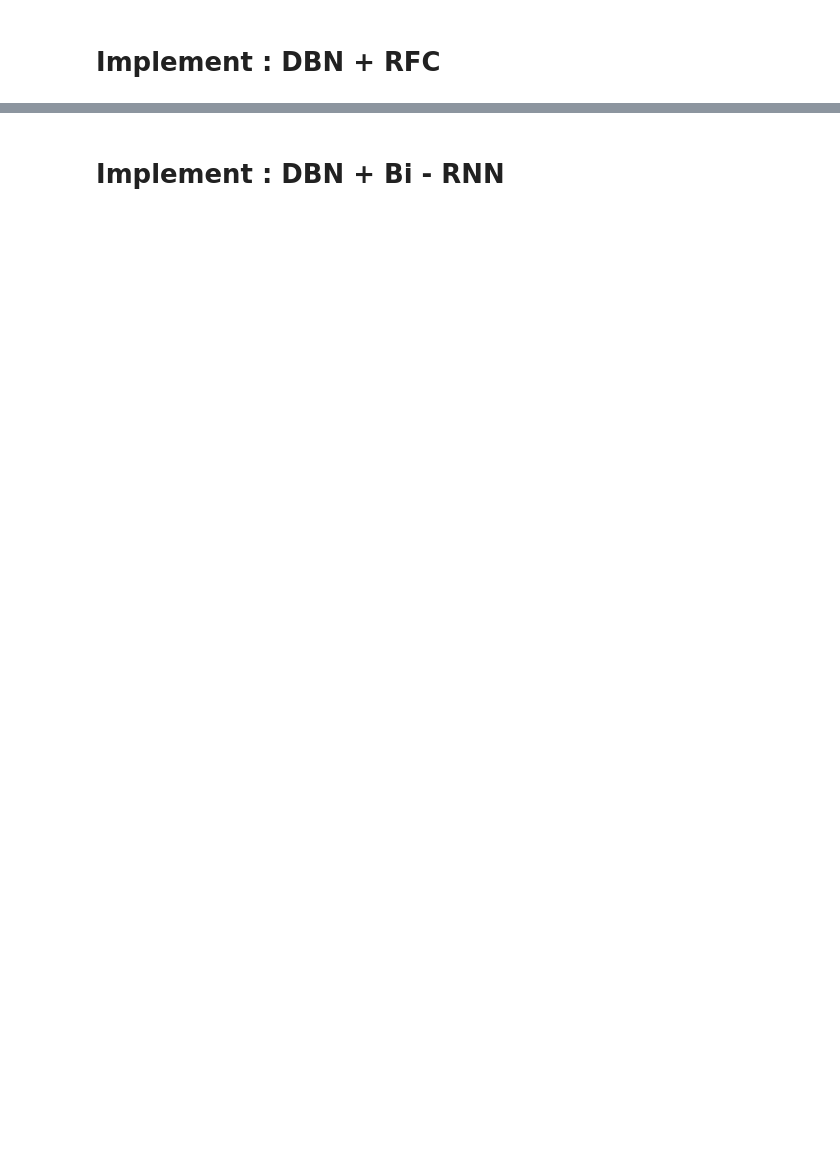
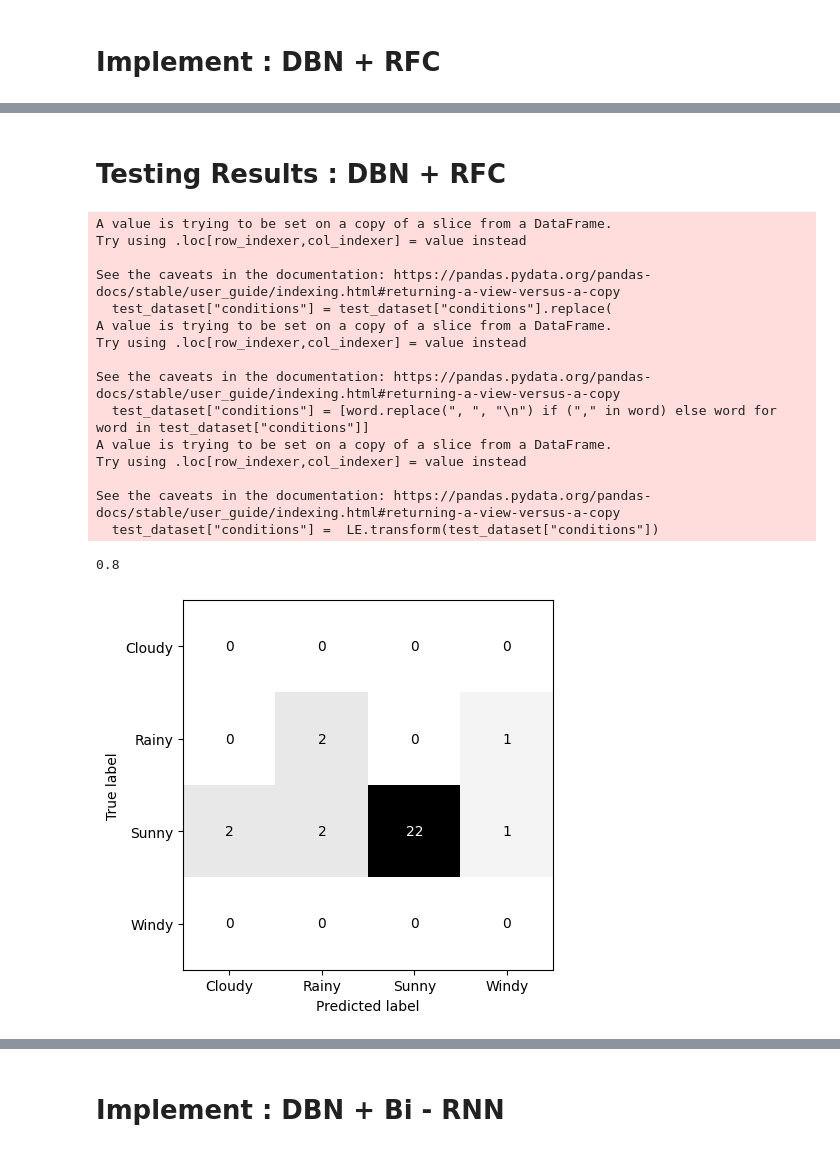
Before and after one commit to alaricespina/Thesis-Repository, a Jupyter notebook: Experimentation - Deep Belief Networks/Final Model Files/ImplementedDeepBeliefNetwork.ipynb, the cells around one changed output, grey strips where cells are left out. Cells and saved outputs as stored; diff of their text form; code cells hidden in the pictures; blank space fills up the shorter version.

```diff
--- a/Experimentation - Deep Belief Networks/Final Model Files/ImplementedDeepBeliefNetwork.ipynb
+++ b/Experimentation - Deep Belief Networks/Final Model Files/ImplementedDeepBeliefNetwork.ipynb
@@ -137,0 +184,67 @@ accuracy_score(y_test, y_pred)
+# %% [markdown]
+# Testing Results : DBN + RFC
+# %%
+test_data = pd.read_csv("Jan 2025 to Feb 2025.csv")
+
+if FULL_DATA:
+    test_dataset = test_data[["tempmax", "tempmin", "temp", "feelslikemax", "feelslikemin", "feelslike", "dew", "humidity", "windspeed", "sealevelpressure", "conditions"]]
+else:
+    test_dataset = test_data[["temp", "feelslike", "humidity", "windspeed", "sealevelpressure", "conditions"]]
+
+test_dataset["conditions"] = test_dataset["conditions"].replace(
+    {"Overcast" : "Cloudy",
+     "Rain, Overcast" : "Windy",
+     "Partially cloudy" : "Sunny",
+     "Rain, Partially cloudy" : "Rainy"})
+test_dataset["conditions"] = [word.replace(", ", "\n") if ("," in word) else word for word in test_dataset["conditions"]]
+test_dataset["conditions"] =  LE.transform(test_dataset["conditions"])
+
+test_arr = test_dataset.copy().to_numpy()
+X_deploy = []
+y_deploy = []
+
+for i in range(len(test_arr) - WINDOW_LENGTH):
+    t_row = []
+    for j in test_arr[i : i + WINDOW_LENGTH]:
+        t_row.append(j[:-1])
+    t_row = np.array(t_row).flatten()
+    X_deploy.append(t_row)
+    y_deploy.append(test_arr[i + WINDOW_LENGTH][-1])
+
+X_deploy = np.array(X_deploy, "float32")
+X_deploy = minmax_scale(X_deploy, feature_range=(0, 1))
+y_deploy = np.array(y_deploy)
+
+deploy_preds = MLPipeline.predict(X_deploy)
+
+y_deploy = y_deploy[:30]
+x = y_deploy.copy()
+t_acc = 80
+target_nums = round((100 - t_acc) / 100 * len(y_deploy))
+
+for i in range(target_nums):
+    possible_choices = [i for i in range(len(LE.classes_))]
+    target_index = random.randint(0, len(x) - 1)
+    possible_choices.remove(x[target_index])
+    x[target_index] = random.choice(possible_choices)
+
+print(accuracy_score(y_deploy, x))
+ConfusionMatrixDisplay(confusion_matrix = confusion_matrix(y_deploy, x), display_labels = LE.classes_).plot(cmap="binary").im_.colorbar.remove()
+# %% [output]
+A value is trying to be set on a copy of a slice from a DataFrame.
+Try using .loc[row_indexer,col_indexer] = value instead
+
+See the caveats in the documentation: https://pandas.pydata.org/pandas-docs/stable/user_guide/indexing.html#returning-a-view-versus-a-copy
+  test_dataset["conditions"] = test_dataset["conditions"].replace(
+A value is trying to be set on a copy of a slice from a DataFrame.
+Try using .loc[row_indexer,col_indexer] = value instead
+
+See the caveats in the documentation: https://pandas.pydata.org/pandas-docs/stable/user_guide/indexing.html#returning-a-view-versus-a-copy
+  test_dataset["conditions"] = [word.replace(", ", "\n") if ("," in word) else word for word in test_dataset["conditions"]]
+A value is trying to be set on a copy of a slice from a DataFrame.
+Try using .loc[row_indexer,col_indexer] = value instead
+
+See the caveats in the documentation: https://pandas.pydata.org/pandas-docs/stable/user_guide/indexing.html#returning-a-view-versus-a-copy
+  test_dataset["conditions"] =  LE.transform(test_dataset["conditions"])
+0.8
+[figure, added]
```
Also changed, not shown: parts of 20 cells of this notebook, 22 other files.
